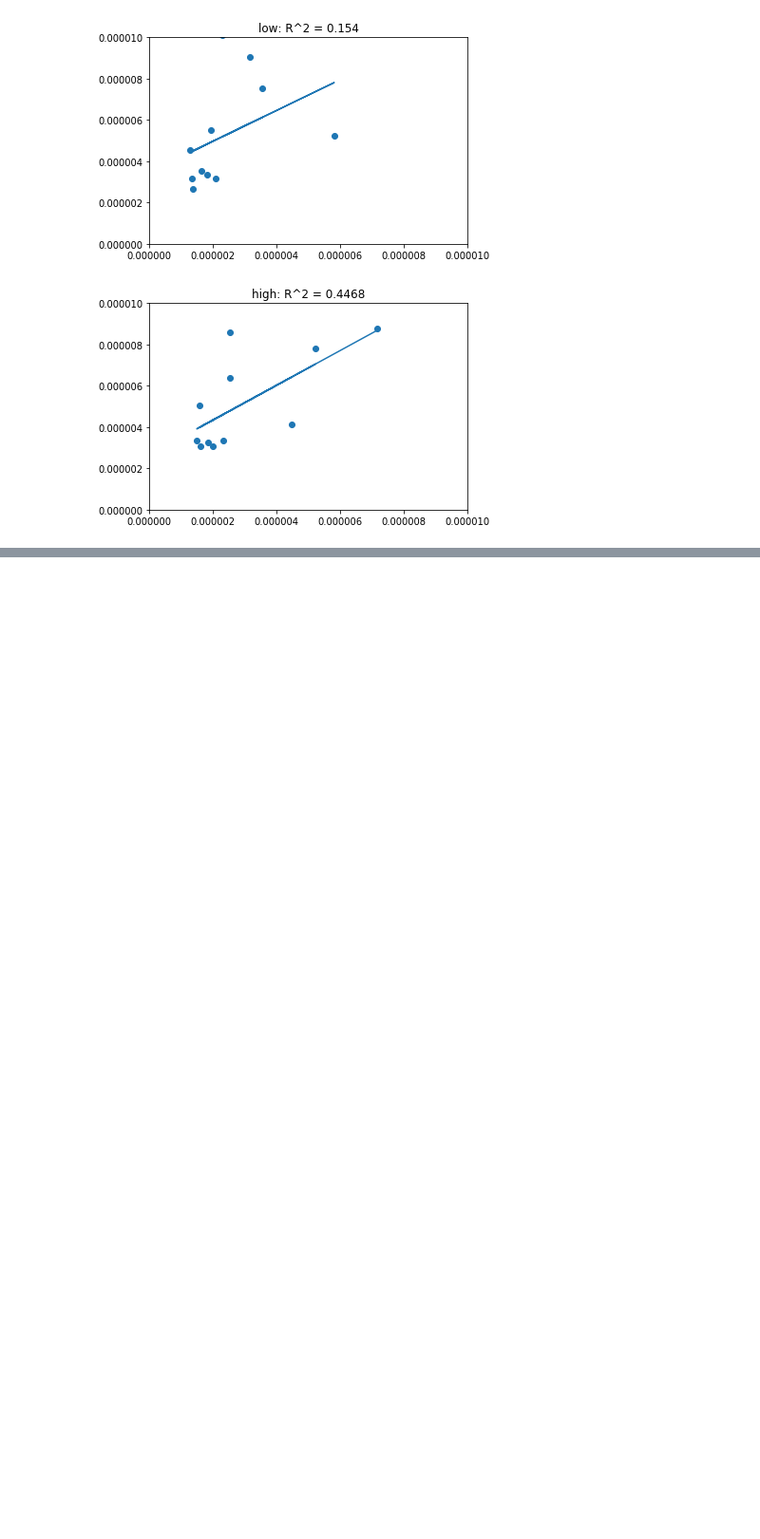
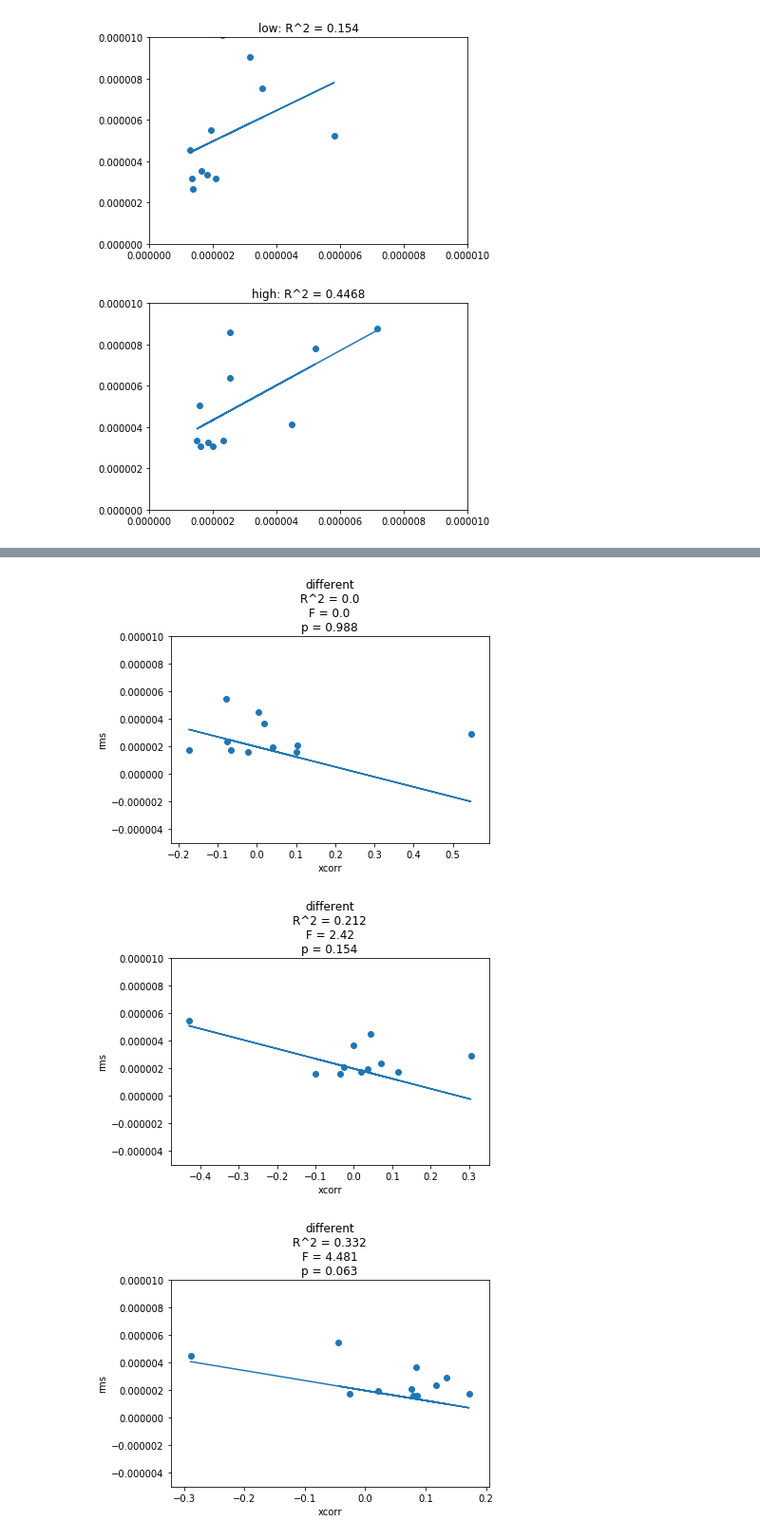
Before and after one commit to letitiayhho/talker_change_data_processing, a Jupyter notebook: 9_N1_RMS/src/n1.ipynb, the cells around one changed output, grey strips where cells are left out. Shown: that part at 95% size. Drawn from its saved outputs; the diff is of its cells as text; code cells hidden in the pictures; blank space fills up the shorter version.

```diff
--- a/9_N1_RMS/src/n1.ipynb
+++ b/9_N1_RMS/src/n1.ipynb
@@ -241,6 +308,7 @@ for condition in conditions:
 """
 Relationship between parietal RMS and tracking
 """
+#version that works
 
 def get_x_y(df_xcorr, df_rms, channel):
     x = df_xcorr[channel].to_numpy()
@@ -252,26 +320,24 @@ def get_x_y(df_xcorr, df_rms, channel):
 def get_lin_reg(x, y):
     x = sm.add_constant(x)
     model = sm.OLS(y, x)
-    est2 = est.fit()
-    summary = {'b': est2.params[0],
-              'm': est2.params[1],
-              'rsq': est2.rsquared,
-              'p_b': est2.pvalue[0]}
-    b = est2.params[0]
-    m = est2.params[1]
-    rsq = est2.rsquared
-    p_b = est2.pvalue
-    p_m
-#     reg = LinearRegression().fit(x, y)
-#     (rsq, b, m) = (reg.score(x, y), reg.intercept_, reg.coef_)
-    return b, m, rsq, p
+    est = model.fit()
+    summary = {'b': est.params[0],
+              'm': est.params[1],
+              'rsq': est.rsquared,
+              'f': est.fvalue,
+              'f_p': est.f_pvalue}
+    return summary
 
-def plot_scatter(x, y, b, m, rsq, p, condition):
+def plot_scatter(x, y, summary, condition):
     fig, ax = plt.subplots()
     ax.scatter(x, y)
     ax.plot(x, m*x + b)
-    plt.ylim([0, 0.000010])
-    plt.title(condition + ": R^2 = " + str(round(rsq, 4)))
+    plt.ylim([-0.000005, 0.000010])
+    plt.xlabel('xcorr')
+    plt.ylabel('rms')
+    plt.title(condition + "\nR^2 = " + str(round(summary['rsq'], 3)) +
+              '\nF = ' + str(round(summary['f'], 3)) +
+              '\np = ' + str(round(summary['f_p'], 3)))
 
 xcorr = import_cross_correlations()
 xcorr = xcorr.drop(columns = 'epoch')
@@ -283,28 +349,9 @@ nonsense_xcorr = get_condition_df(xcorr, xcorr.meaning, "N")
 low_xcorr = get_condition_df(xcorr, xcorr.constraint, "L")
 high_xcorr = get_condition_df(xcorr, xcorr.constraint, "H")
 
-# for condition in conditions:
-#     (x, y) = get_x_y(condition)
-#     (rsq, b, m) = get_lin_reg(x, y)
-#     plot_scatter(x, y, rsq, b, m, condition)
-
-# condition = 'different'
-(x, y) = get_x_y(different_xcorr, different.rms, "64")
-# (b, m, rsq, p) = get_lin_reg(x, y)
-# plot_scatter(x, y, rsq, b, m, condition)
-rsq
-
-x2 = sm.add_constant(x)
-est = sm.OLS(y, x2)
-est2 = est.fit()
-print(est2.f_pvalue)
-print(est2.summary())
-# condition = 'different'
-# x = different_xcorr["64"].to_numpy()
-# x = x.reshape(-1, 1)
-# y = different.rms.to_numpy()
-# y = y.reshape(-1, 1)
-# (rsq, b, m) = get_lin_reg(x, y)
-# plot_scatter(x, y, rsq, b, m, condition)
-# rsq
+for i in range(1, 5):
+    (x, y) = get_x_y(different_xcorr, different.rms, str(i))
+    print(x[1], y[1])
+    summary = get_lin_reg(x, y)
+    plot_scatter(x, y, summary, condition)
 # %% [output]
@@ -327,0 +362,3 @@ Warnings:
+[figure, added]
+[figure, added]
+[figure, added]
```
Also changed, not shown: parts of 5 cells of this notebook.
